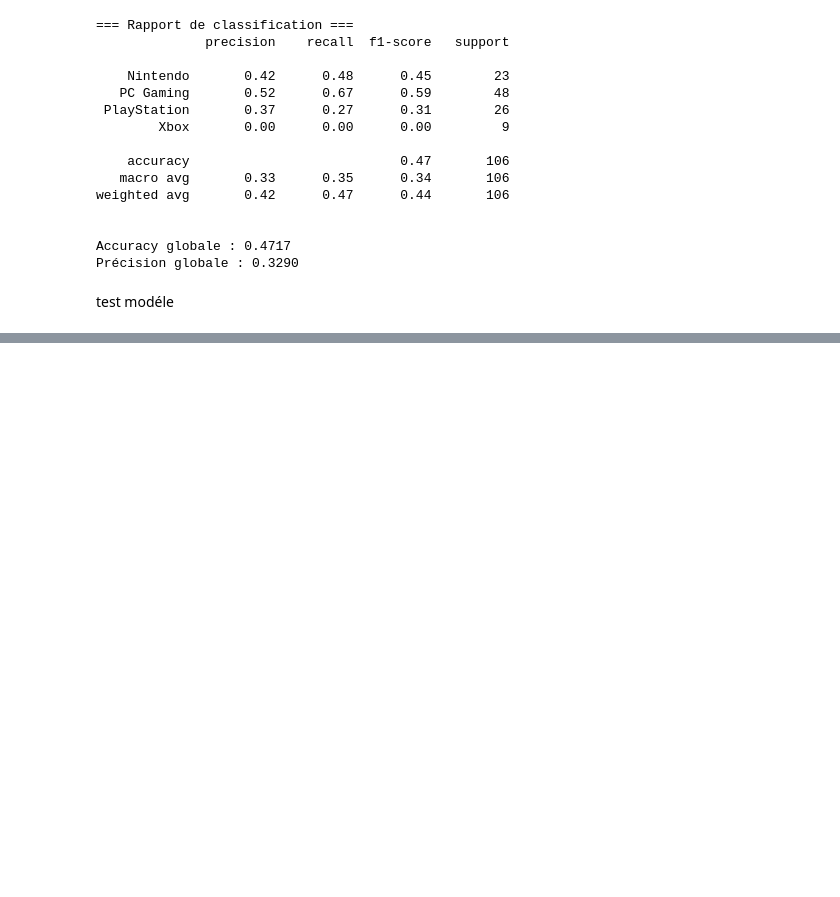
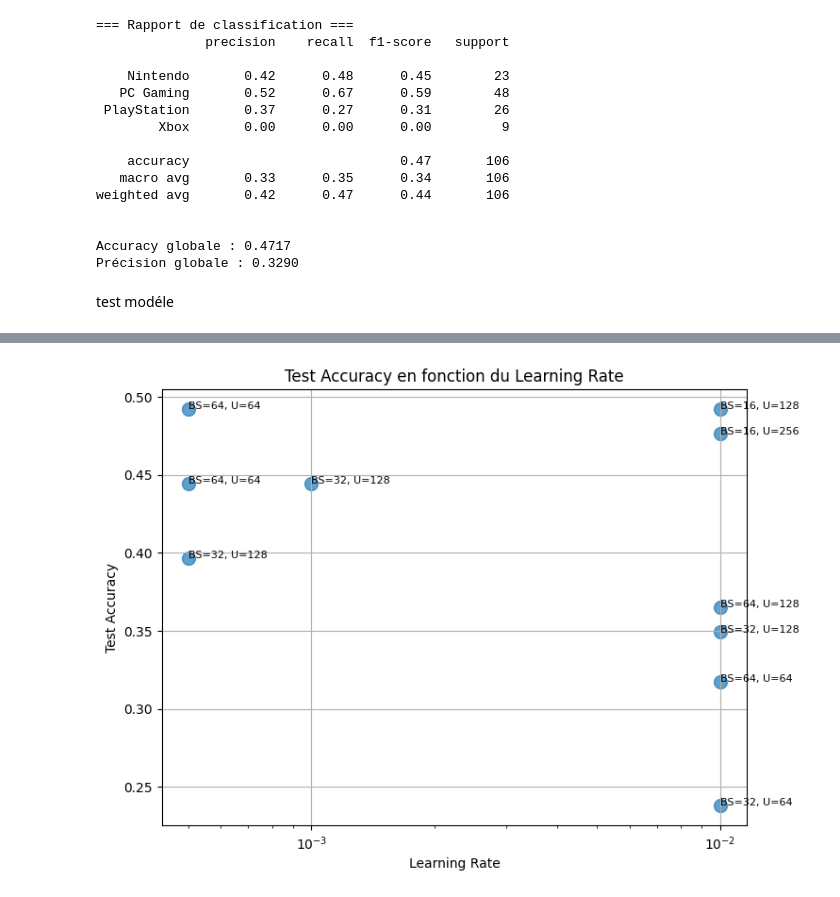
Before and after one commit to SamouchH/Projet_3, a Jupyter notebook: Models/dev_jimmy.ipynb, the cells around one changed output, grey strips where cells are left out. Drawn from its saved outputs; the diff is of its cells as text; code cells hidden in the pictures; blank space fills up the shorter version.

```diff
--- a/Models/dev_jimmy.ipynb
+++ b/Models/dev_jimmy.ipynb
@@ -972,0 +1209,31 @@ test modéle
+# %%
+import numpy as np
+import matplotlib.pyplot as plt
+
+# Copie propre
+df_plot = summary_df.copy()
+
+# Conversion en float pour éviter les strings
+for col in ["params.learning_rate", "metrics.test_accuracy", "metrics.test_precision", "metrics.best_val_accuracy", "metrics.best_val_loss"]:
+    df_plot[col] = pd.to_numeric(df_plot[col], errors="coerce")
+
+# Suppression des runs incomplets (NaN ou inf)
+df_plot = df_plot.replace([np.inf, -np.inf], np.nan).dropna()
+
+
+plt.figure(figsize=(8,6))
+plt.scatter(df_plot["params.learning_rate"], df_plot["metrics.test_accuracy"], s=100, alpha=0.7)
+
+for i, row in df_plot.iterrows():
+    plt.text(row["params.learning_rate"], row["metrics.test_accuracy"],
+             f"BS={row['params.batch_size']}, U={row['params.dense_units']}",
+             fontsize=8)
+
+plt.xscale("log")
+plt.xlabel("Learning Rate")
+plt.ylabel("Test Accuracy")
+plt.title("Test Accuracy en fonction du Learning Rate")
+plt.grid(True)
+plt.show()
+# %% [output]
+[figure, added]
```
Also changed, not shown: parts of 3 cells of this notebook, 3 other files.
